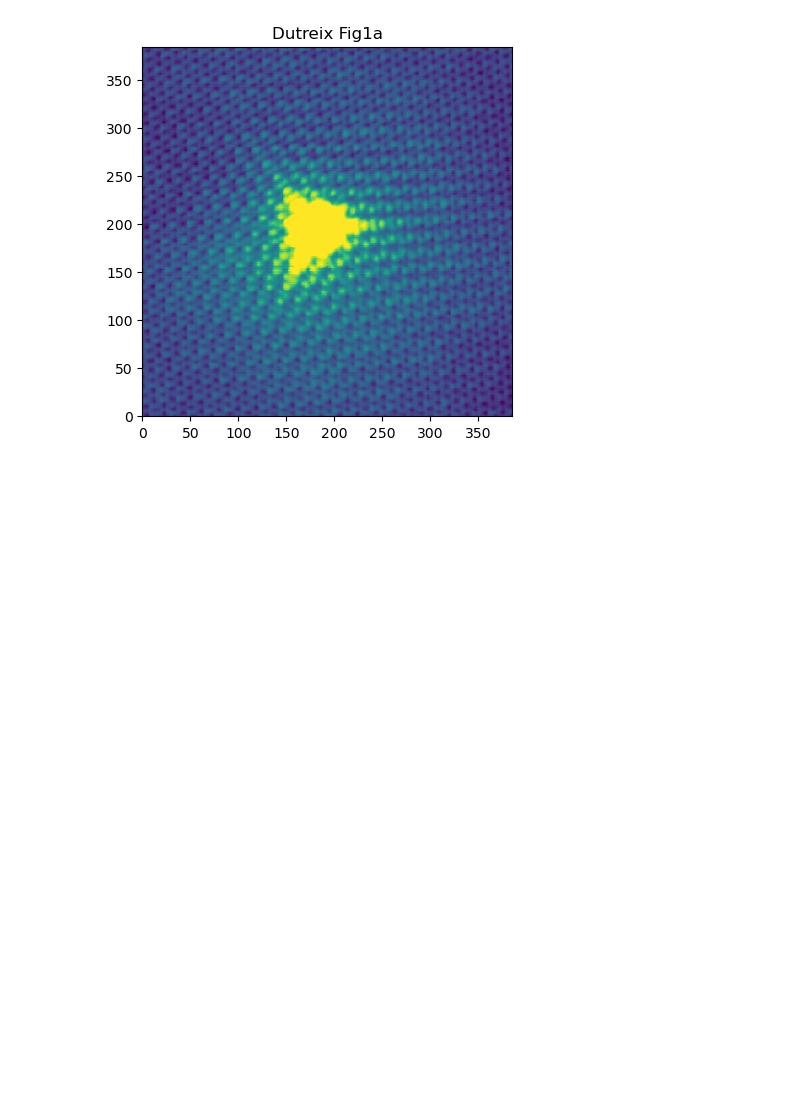
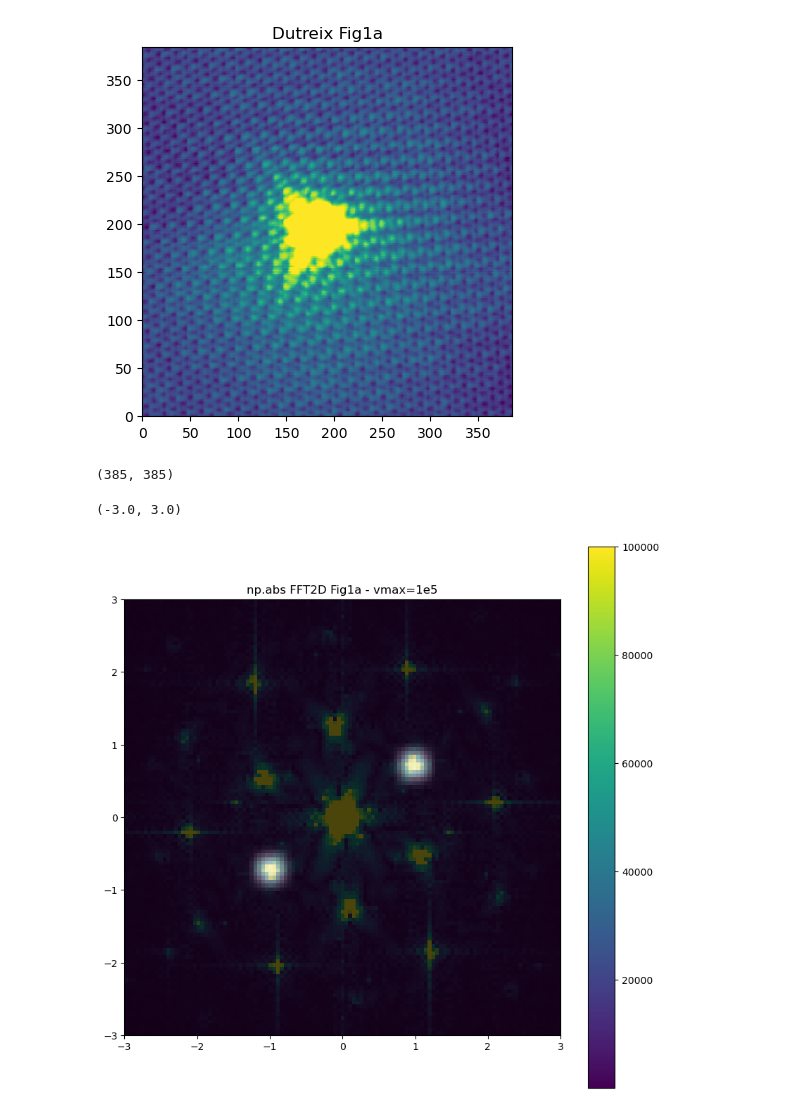
Before and after one commit to HollenLab/QPI-Scattering, a Jupyter notebook: DutreixDataAnalysis/stm_process.ipynb, the cells around one changed output. Drawn from its saved outputs; the diff is of its cells as text; code cells hidden in the pictures; blank space fills up the shorter version.

```diff
--- a/DutreixDataAnalysis/stm_process.ipynb
+++ b/DutreixDataAnalysis/stm_process.ipynb
@@ -31,0 +32,18 @@ ftz = np.fft.fftshift(img)
+# %%
+np.shape(ftz)
+# %% [output]
+(385, 385)
+# %%
+xlin = np.linspace(-10, 10, 385)
+ylin = np.linspace(-10, 10, 385)
+# %%
+# Periodic 1D Hann Function
+def hann1dp(x, N, x0):
+    return np.cos(np.pi * (x-x0)/N) ** 2
+
+def hann2d(x, y, Nx, Ny, x0, y0):
+    val = hann1dp(x, Nx, x0) * hann1dp(y, Ny, y0)
+
+    return np.where((np.abs(x-x0) <= 0.5 * Nx) & (np.abs(y-y0) <= 0.5 * Ny), val, 0)
+
+hann_vec = np.vectorize(hann2d)
@@ -31,0 +52,19 @@ ftz = np.fft.fftshift(img)
+# %%
+fig1, ax1 = plt.subplots(figsize=(10, 10))
+
+pc = ax1.pcolormesh(xlin, ylin, (np.abs(ftz)), vmax=1e5)
+fig1.colorbar(pc, ax=ax1)
+
+# Hann Filter
+x0, y0, w = 0.987, 0.716, 0.7
+xx, yy = np.meshgrid(xlin, ylin)
+ax1.pcolormesh(xx, yy, hann2d(xx, yy, w, w, x0, y0) + hann2d(xx, yy, w, w, -x0, -y0), alpha=0.7, cmap='grey')
+
+ax1.set_aspect('equal')
+ax1.set_title('np.abs FFT2D Fig1a - vmax=1e5')
+ax1.set_xlim(-3, 3)
+
+ax1.set_ylim(-3, 3)
+# %% [output]
+(-3.0, 3.0)
+[figure, added]
```
Also changed, not shown: parts of 4 cells of this notebook, 7 other files.
